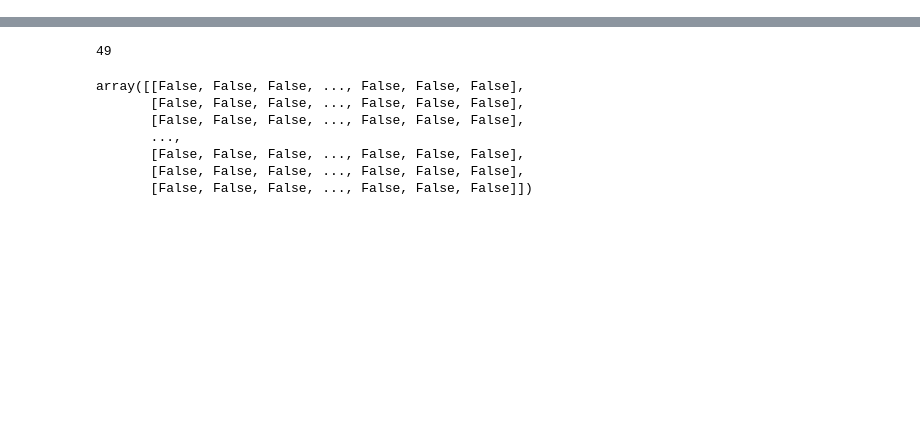
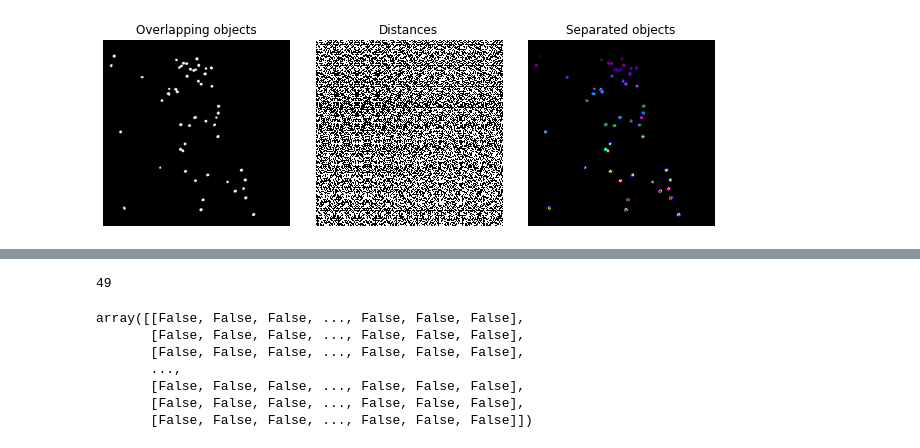
Before and after one commit to Ashu156/Image-Processing, a Jupyter notebook: cFos-quantification/cFos_segmentation_deepflash.ipynb, the cells around one changed output, grey strips where cells are left out. Saved outputs shown, nothing was run; the diff lists cells and outputs as text; code cells hidden in the pictures; blank space fills up the shorter version.

```diff
--- a/cFos-quantification/cFos_segmentation_deepflash.ipynb
+++ b/cFos-quantification/cFos_segmentation_deepflash.ipynb
@@ -160,26 +182,32 @@ np.max(ashu)
 # %%
-distance = ndi.distance_transform_edt(masks[9])
-coords = peak_local_max(distance, footprint=np.ones((30, 30)), labels = masks[9])
+from scipy import ndimage as ndi
+from skimage.segmentation import watershed
+from skimage.feature import peak_local_max
+
+distance = ndi.distance_transform_edt(masks[4])
+coords = peak_local_max(distance, footprint=np.ones((30, 30)), labels = masks[4])
 mask = np.zeros(distance.shape, dtype=bool)
 mask[tuple(coords.T)] = True
 markers, _ = ndi.label(mask)
-labels = watershed(-distance, markers, mask = masks[9])
+labels = watershed(-distance, markers, mask = masks[4])
 
 fig, axes = plt.subplots(ncols=3, figsize=(9, 3), sharex=True, sharey=True)
 ax = axes.ravel()
 
 ax[0].imshow(ashu, cmap=plt.cm.gray)
 ax[0].set_title('Overlapping objects')
 ax[1].imshow(-distance, cmap=plt.cm.gray)
 ax[1].set_title('Distances')
 ax[2].imshow(labels, cmap=plt.cm.nipy_spectral)
 ax[2].set_title('Separated objects')
 
 for a in ax:
     a.set_axis_off()
 
 fig.tight_layout()
 plt.show()
+# %% [output]
+[figure, added]
 # %%
 from skimage.measure import label, regionprops, regionprops_table
 from skimage.segmentation import watershed
```
Also changed, not shown: parts of 6 cells of this notebook.
